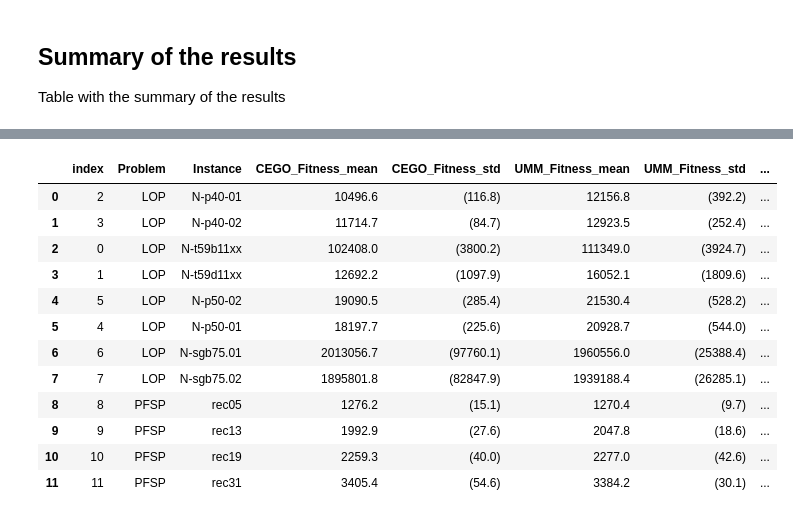
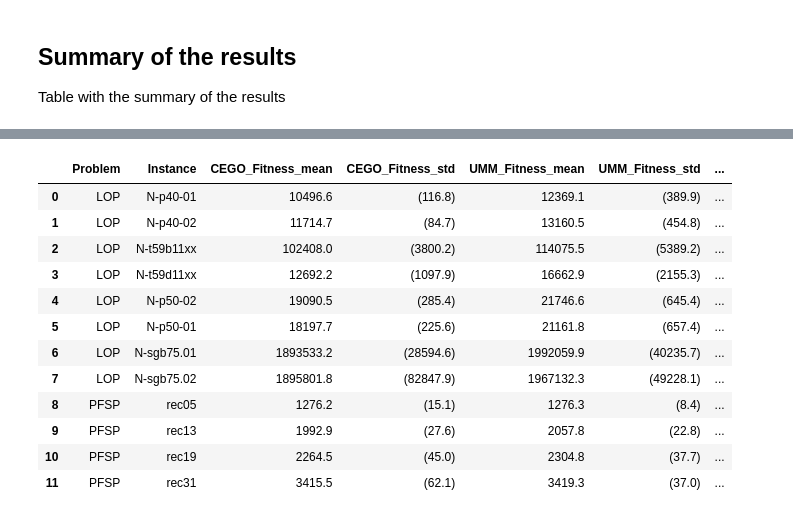
Before and after one commit to ekhiru/BB_optim, a Jupyter notebook: 2-An intro to UMM.ipynb, the cells around one changed output, grey strips where cells are left out. Saved outputs shown, nothing was run; the diff lists cells and outputs as text; code cells hidden in the pictures.

Commit message:
paper table

```diff
--- a/2-An intro to UMM.ipynb
+++ b/2-An intro to UMM.ipynb
@@ -247,18 +247,25 @@ mask = (dfreal.budgetMM != 1)
 sel_insts = ['lop/IO/N-t59d11xx' ,'lop/IO/N-t59b11xx' ,'lop/SGB/N-sgb75.01' ,'lop/SGB/N-sgb75.02' ,'lop/RandB/N-p40-02' ,'lop/RandB/N-p50-02', 'lop/RandB/N-p50-01' ,'lop/RandB/N-p40-01' ,'pfsp/rec13.txt', 'pfsp/rec05.txt', 'pfsp/rec31.txt', 'pfsp/rec19.txt']
 
 # print(sel_insts)
-for inst in sel_insts[:1]:
+for inst in sel_insts:
   df = dfreal[(mask) & (dfreal.instance.str.contains(inst))].copy() # & dfreal.instance.str.contains(inst)
+  df.loc[(df.Solver=='CEGO')&(df.eval_ranks==1),'Solver'] = 'CEGO_orig'
+  df.loc[(df.Solver=='CEGO')&(df.eval_ranks==0),'Solver'] = 'CEGO_inv'
+  df.loc[(df.Solver=='UMM')&(df.eval_ranks==1)&(df.budget==400),'Solver'] = 'UMM_no_inv'
+  df.loc[(df.Solver=='UMM')&(df.eval_ranks==0)&(df.budget==400),'Solver'] = 'UMM_400'
+  df.loc[(df.Solver=='UMM')&(df.eval_ranks==0)&(df.budget==200),'Solver'] = 'UMM_200'
+  df.loc[(df.Solver=='UMM')&(df.eval_ranks==0)&(df.budget==100),'Solver'] = 'UMM_100'
+  df = df.sort_values('Solver')
   print("instance: ", inst)
   print(df.groupby(['Solver', 'eval_ranks','budget' ]).size())
-#   val_opt = get_opt(inst)
-#   plt.figure(figsize=(8,3))
-#   palette = sns.color_palette("husl", len(df['budgetMM'].drop_duplicates()))
-#   g = sns.lineplot(x='Function evaluations',y='Fitness',hue='budgetMM', data=df, palette=palette)
-#   plt.tight_layout()
-#   #filename = 'img/test_budgetMM_' + df.instance.iloc[0].replace('/','_').replace('.','_') + '.pdf'
-#   print("Saving to " + filename)
-#   plt.savefig(filename)
-#   plt.show()
+  val_opt = get_opt(inst)
+  plt.figure(figsize=(8,3))
+  palette = sns.color_palette("husl", len(df['Solver'].drop_duplicates()))
+  g = sns.lineplot(x='Function evaluations',y='Fitness',hue='Solver', data=df, palette=palette)
+  plt.tight_layout()
+  filename = 'img/fitness_' + df.instance.iloc[0].replace('/','_').replace('.','_') + '.pdf'
+  print("Saving to " + filename)
+  plt.savefig(filename)
+  plt.show()
 # %% [output]
 instance:  lop/IO/N-t59d11xx
@@ -273,6 +333,0 @@ dtype: int64
-# %%
-df['Solver_name']= 'kk'
-# %%
-df.loc[(df.Solver=='CEGO')&(df.eval_ranks==1),'Solver_name'] = 'CEGO_original'
-df.loc[(df.Solver=='CEGO')&(df.eval_ranks==0),'Solver_name'] = 'CEGO_invert'
-df.loc[(df.Solver=='UMM')&(df.eval_ranks==0),'Solver_name'] = 'CEGO_invert'
@@ -381,6 +459,9 @@ dftime
 # %%
 # The maximum time per seed and evaluation is the final time.
-dftime = dfreal.groupby(['Solver','Problem','instance','seed']).run_time.max()
+mask = (dfreal.budget==400) & (dfreal.eval_ranks==0) & (dfreal.budgetMM!=1)
+dfreal2 = dfreal[mask]
+
+dftime = dfreal2.groupby(['Solver','Problem','instance','seed']).run_time.max()
 # Then we calculate the mean per instance.
 dftime = dftime.groupby(['Solver','Problem','instance']).mean().reset_index()
 # Convert to hours
@@ -388,49 +469,49 @@ dftime['run_time'] =  (dftime['run_time'] / 3600.0).round(1)
 dftime = dftime.pivot_table(index=['Problem','instance'], columns='Solver',values='run_time')
 dftime.rename(columns={'CEGO':'CEGO Runtime', 'UMM':'UMM Runtime'}, inplace=True)
 
 # FEvals of CEGO
-tmp = dfreal[dfreal['Solver'] == 'CEGO'].groupby(['Problem','instance','seed'])['Function evaluations'].max()
+tmp = dfreal2[dfreal2['Solver'] == 'CEGO'].groupby(['Problem','instance','seed'])['Function evaluations'].max()
 dftime['CEGO F. evaluations'] = tmp.groupby(['Problem','instance']).mean()
 
 # Fitness
-df_fitness = dfreal.groupby(['Solver', 'Problem','instance','seed']).Fitness.min().reset_index()
+df_fitness = dfreal2.groupby(['Solver', 'Problem','instance','seed']).Fitness.min().reset_index()
 tmp_cego = df_fitness[df_fitness.Solver == 'CEGO'].groupby(['Problem','instance']).Fitness.agg(CEGO_Fitness_mean='mean', CEGO_Fitness_std='std').reset_index()
 tmp_umm = df_fitness[df_fitness.Solver == 'UMM'].groupby(['Problem','instance']).Fitness.agg(UMM_Fitness_mean='mean', UMM_Fitness_std='std').reset_index()
 df = pd.merge(tmp_cego, tmp_umm)
 # Fix instance names
 df['Instance'] = [i[-1] for i in df.instance.str.split('/').values]
 df['Instance'] = df['Instance'].str.replace('.txt','').str.replace('.dat', '')
 df.CEGO_Fitness_mean = df.CEGO_Fitness_mean.round(1)
 df.CEGO_Fitness_std = "(" + df.CEGO_Fitness_std.round(1).astype(str) + ")"
 df.UMM_Fitness_mean = df.UMM_Fitness_mean.round(1)
 df.UMM_Fitness_std = "(" + df.UMM_Fitness_std.round(1).astype(str) + ")"
 df = pd.merge(df, dftime, on=['Problem', 'instance'])
 
 df = df.sort_values(['Problem', 'UMM Runtime', 'CEGO Runtime'])
 
 for inst in df.instance:
     x, y = [ f.to_numpy() for _, f in df_fitness[df_fitness.instance == inst].groupby('Solver').Fitness]
     cm = sms.CompareMeans(sms.DescrStatsW(x), sms.DescrStatsW(y))
     df.loc[df.instance == inst, 'Confidence interval'] = str(tuple([i.round(1) for i in cm.tconfint_diff(usevar='unequal')])).replace('(','[').replace(')', ']')
     #df.loc[df.instance == inst, 'Confidence interval'] = str(tuple([i.round(1) for i in cm.tconfint_diff(usevar='unequal')]))
 
 # Keep only some columns
 df = df[['Problem', 'Instance','CEGO_Fitness_mean','CEGO_Fitness_std','UMM_Fitness_mean','UMM_Fitness_std','Confidence interval','CEGO F. evaluations','CEGO Runtime','UMM Runtime']]
-df.reset_index()#.to_csv('info.csv')
+df.reset_index(drop=True)#.to_csv('info.csv')
 # %% [output]
-|  | index | Problem | Instance | CEGO_Fitness_mean | CEGO_Fitness_std | UMM_Fitness_mean | UMM_Fitness_std | ... |
-| 0 | 2 | LOP | N-p40-01 | 10496.6 | (116.8) | 12156.8 | (392.2) | ... |
-| 1 | 3 | LOP | N-p40-02 | 11714.7 | (84.7) | 12923.5 | (252.4) | ... |
-| 2 | 0 | LOP | N-t59b11xx | 102408.0 | (3800.2) | 111349.0 | (3924.7) | ... |
-| 3 | 1 | LOP | N-t59d11xx | 12692.2 | (1097.9) | 16052.1 | (1809.6) | ... |
-| 4 | 5 | LOP | N-p50-02 | 19090.5 | (285.4) | 21530.4 | (528.2) | ... |
-| 5 | 4 | LOP | N-p50-01 | 18197.7 | (225.6) | 20928.7 | (544.0) | ... |
-| 6 | 6 | LOP | N-sgb75.01 | 2013056.7 | (97760.1) | 1960556.0 | (25388.4) | ... |
-| 7 | 7 | LOP | N-sgb75.02 | 1895801.8 | (82847.9) | 1939188.4 | (26285.1) | ... |
-| 8 | 8 | PFSP | rec05 | 1276.2 | (15.1) | 1270.4 | (9.7) | ... |
-| 9 | 9 | PFSP | rec13 | 1992.9 | (27.6) | 2047.8 | (18.6) | ... |
-| 10 | 10 | PFSP | rec19 | 2259.3 | (40.0) | 2277.0 | (42.6) | ... |
-| 11 | 11 | PFSP | rec31 | 3405.4 | (54.6) | 3384.2 | (30.1) | ... |
+|  | Problem | Instance | CEGO_Fitness_mean | CEGO_Fitness_std | UMM_Fitness_mean | UMM_Fitness_std | ... |
+| 0 | LOP | N-p40-01 | 10496.6 | (116.8) | 12369.1 | (389.9) | ... |
+| 1 | LOP | N-p40-02 | 11714.7 | (84.7) | 13160.5 | (454.8) | ... |
+| 2 | LOP | N-t59b11xx | 102408.0 | (3800.2) | 114075.5 | (5389.2) | ... |
+| 3 | LOP | N-t59d11xx | 12692.2 | (1097.9) | 16662.9 | (2155.3) | ... |
+| 4 | LOP | N-p50-02 | 19090.5 | (285.4) | 21746.6 | (645.4) | ... |
+| 5 | LOP | N-p50-01 | 18197.7 | (225.6) | 21161.8 | (657.4) | ... |
+| 6 | LOP | N-sgb75.01 | 1893533.2 | (28594.6) | 1992059.9 | (40235.7) | ... |
+| 7 | LOP | N-sgb75.02 | 1895801.8 | (82847.9) | 1967132.3 | (49228.1) | ... |
+| 8 | PFSP | rec05 | 1276.2 | (15.1) | 1276.3 | (8.4) | ... |
+| 9 | PFSP | rec13 | 1992.9 | (27.6) | 2057.8 | (22.8) | ... |
+| 10 | PFSP | rec19 | 2264.5 | (45.0) | 2304.8 | (37.7) | ... |
+| 11 | PFSP | rec31 | 3415.5 | (62.1) | 3419.3 | (37.0) | ... |
 # %%
 print(df.to_latex(index=False))
 # %% [output]
```
Also changed, not shown: parts of 11 cells of this notebook, 1 other file.
